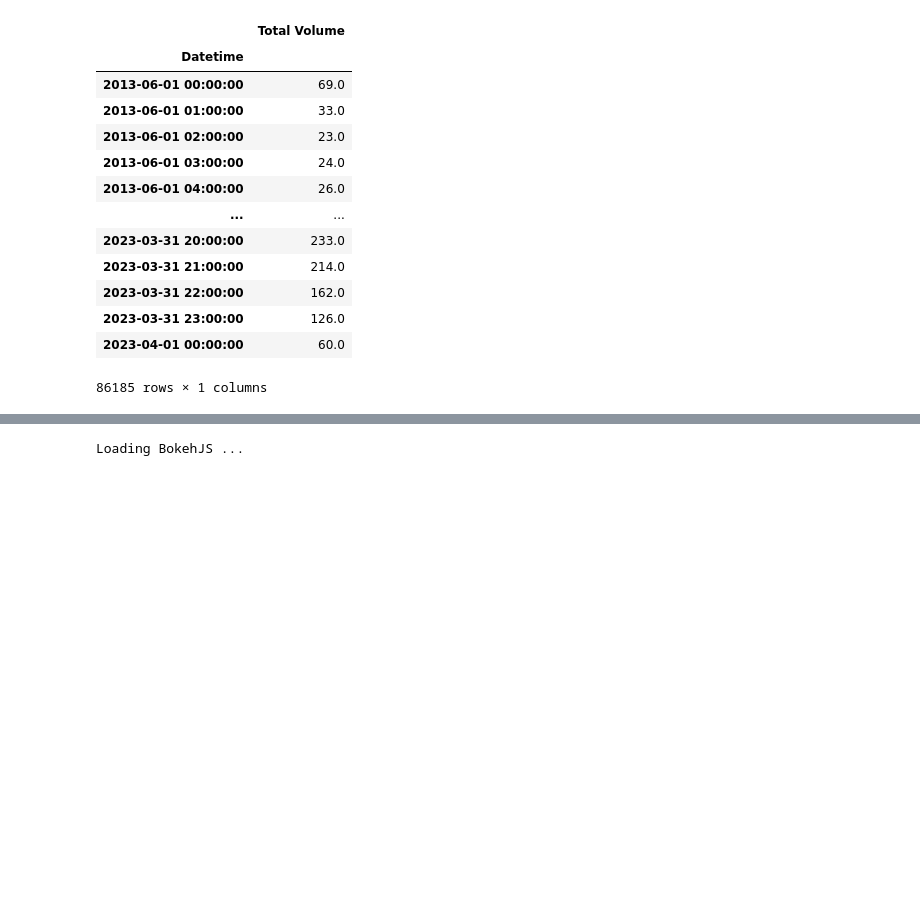
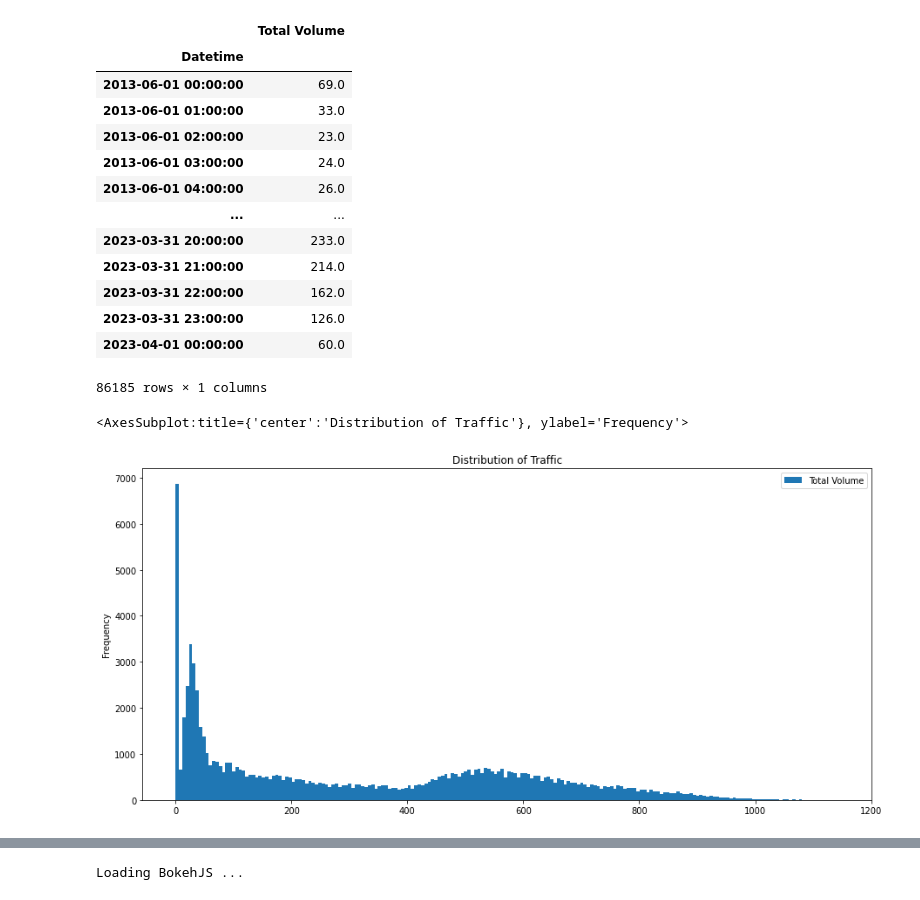
Before and after one commit to poolkit/Traffic-Flow-Forecasting, a Jupyter notebook: Preprocessing.ipynb, the cells around one changed output, grey strips where cells are left out. Cells and saved outputs as stored; diff of their text form; code cells hidden in the pictures; blank space fills up the shorter version.

```diff
--- a/Preprocessing.ipynb
+++ b/Preprocessing.ipynb
@@ -103,0 +102,5 @@ sample = agg_traffic[:1000]
+# %%
+agg_traffic.plot.hist(figsize=(15,7), bins=200, title="Distribution of Traffic")
+# %% [output]
+<AxesSubplot:title={'center':'Distribution of Traffic'}, ylabel='Frequency'>
+[figure, added]
```
Also changed, not shown: parts of 12 cells of this notebook.
